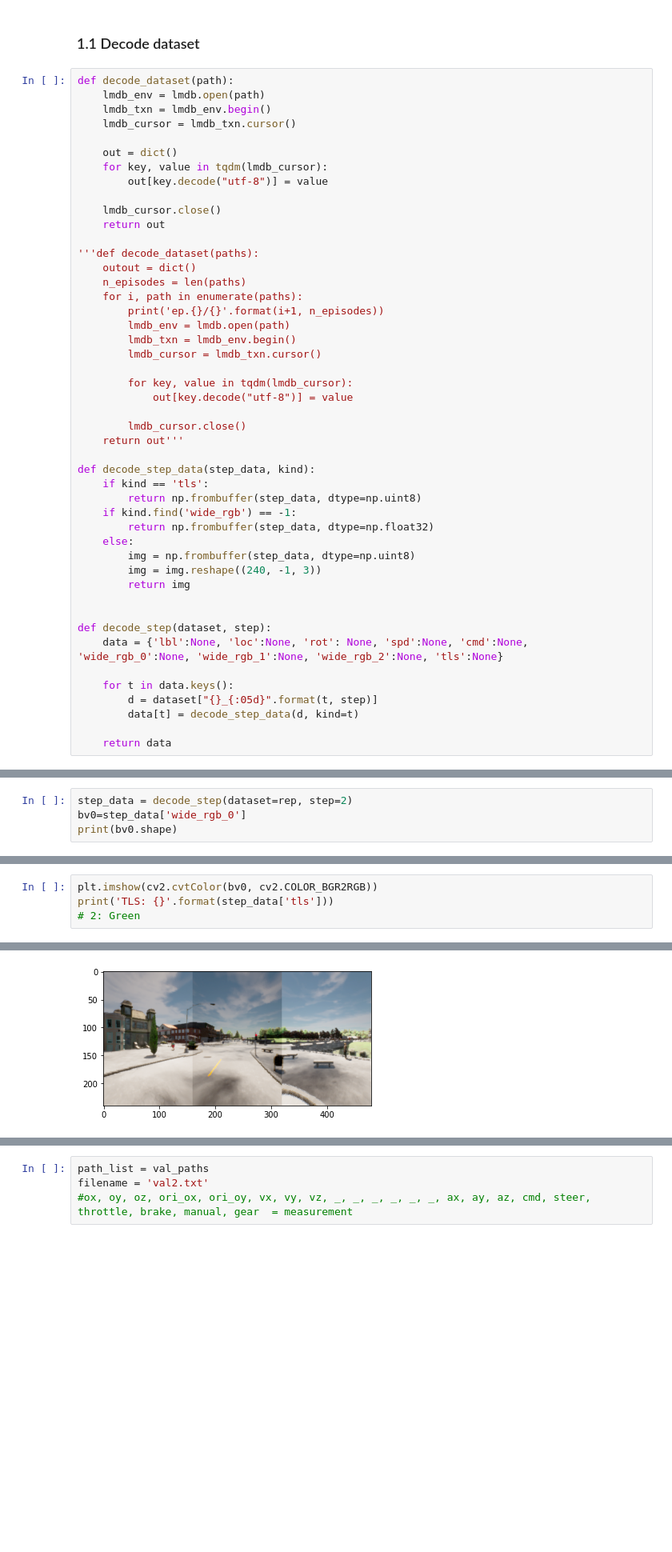
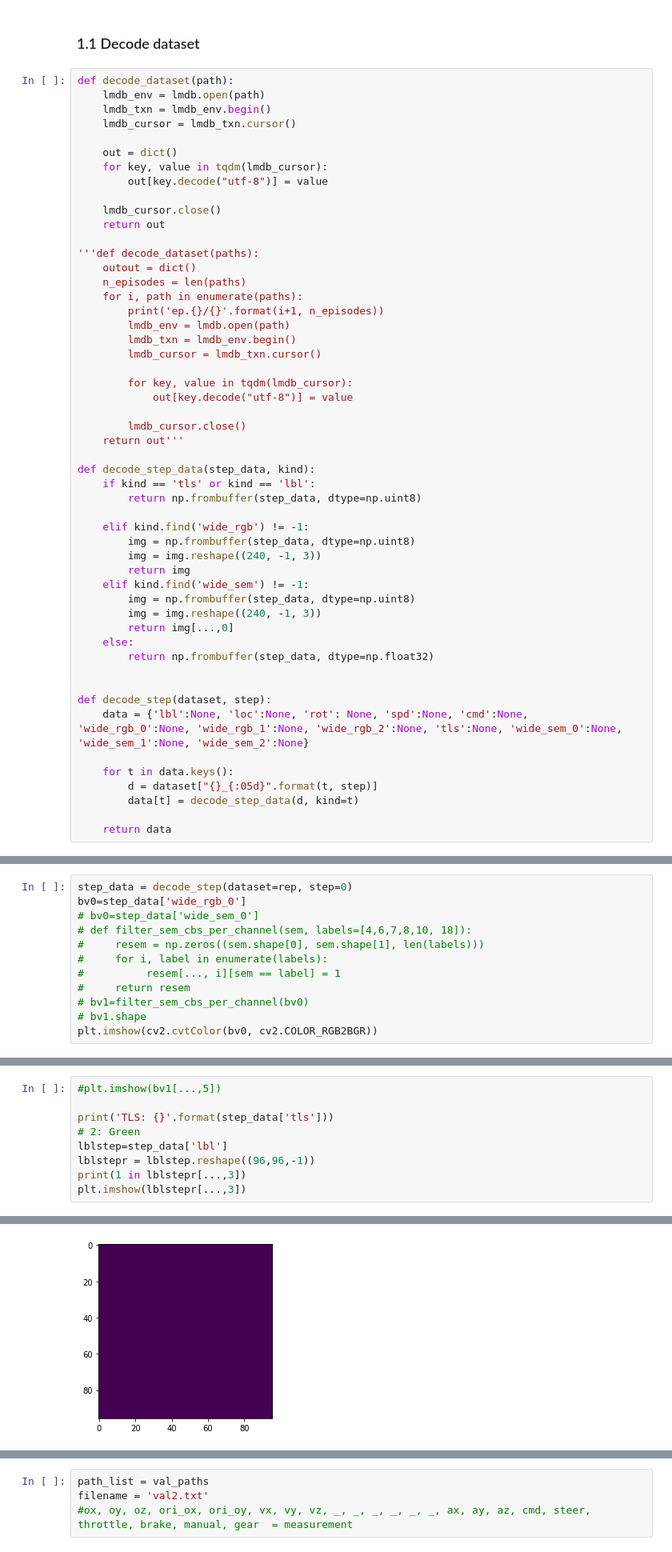
Before and after one commit to mael25/CBS2, a Jupyter notebook: Notebooks/CBS2DatasetReader.ipynb, the cells around one changed output, grey strips where cells are left out. Shown: that part at 80% size. Cells and saved outputs as stored; diff of their text form; blank space fills up the shorter version.

```diff
--- a/Notebooks/CBS2DatasetReader.ipynb
+++ b/Notebooks/CBS2DatasetReader.ipynb
@@ -64,18 +64,23 @@ def decode_dataset(path):
     return out'''
 
 def decode_step_data(step_data, kind):
-    if kind == 'tls':
+    if kind == 'tls' or kind == 'lbl':
         return np.frombuffer(step_data, dtype=np.uint8)
-    if kind.find('wide_rgb') == -1:
-        return np.frombuffer(step_data, dtype=np.float32)
-    else:
+
+    elif kind.find('wide_rgb') != -1:
         img = np.frombuffer(step_data, dtype=np.uint8)
         img = img.reshape((240, -1, 3))
         return img
+    elif kind.find('wide_sem') != -1:
+        img = np.frombuffer(step_data, dtype=np.uint8)
+        img = img.reshape((240, -1, 3))
+        return img[...,0]
+    else:
+        return np.frombuffer(step_data, dtype=np.float32)
 
 
 def decode_step(dataset, step):
-    data = {'lbl':None, 'loc':None, 'rot': None, 'spd':None, 'cmd':None, 'wide_rgb_0':None, 'wide_rgb_1':None, 'wide_rgb_2':None, 'tls':None}
+    data = {'lbl':None, 'loc':None, 'rot': None, 'spd':None, 'cmd':None, 'wide_rgb_0':None, 'wide_rgb_1':None, 'wide_rgb_2':None, 'tls':None, 'wide_sem_0':None, 'wide_sem_1':None, 'wide_sem_2':None}
 
     for t in data.keys():
         d = dataset["{}_{:05d}".format(t, step)]
@@ -92,5 +97,13 @@ print(f'{total_frames} frames found')
 # %%
-step_data = decode_step(dataset=rep, step=2)
+step_data = decode_step(dataset=rep, step=0)
 bv0=step_data['wide_rgb_0']
-print(bv0.shape)
+# bv0=step_data['wide_sem_0']
+# def filter_sem_cbs_per_channel(sem, labels=[4,6,7,8,10, 18]):
+#     resem = np.zeros((sem.shape[0], sem.shape[1], len(labels)))
+#     for i, label in enumerate(labels):
+#          resem[..., i][sem == label] = 1
+#     return resem
+# bv1=filter_sem_cbs_per_channel(bv0)
+# bv1.shape
+plt.imshow(cv2.cvtColor(bv0, cv2.COLOR_RGB2BGR))
 # %% [output]
@@ -98,5 +112,10 @@ print(bv0.shape)
 # %%
-plt.imshow(cv2.cvtColor(bv0, cv2.COLOR_BGR2RGB))
+#plt.imshow(bv1[...,5])
+
 print('TLS: {}'.format(step_data['tls']))
 # 2: Green
+lblstep=step_data['lbl']
+lblstepr = lblstep.reshape((96,96,-1))
+print(1 in lblstepr[...,3])
+plt.imshow(lblstepr[...,3])
 # %% [output]
@@ -104,4 +125,4 @@ TLS: [1]
-[figure, old version]
+[figure, new version]
 # %%
 import cv2
 import numpy as np
```
Also changed, not shown: parts of 5 cells of this notebook, 18 other files.
